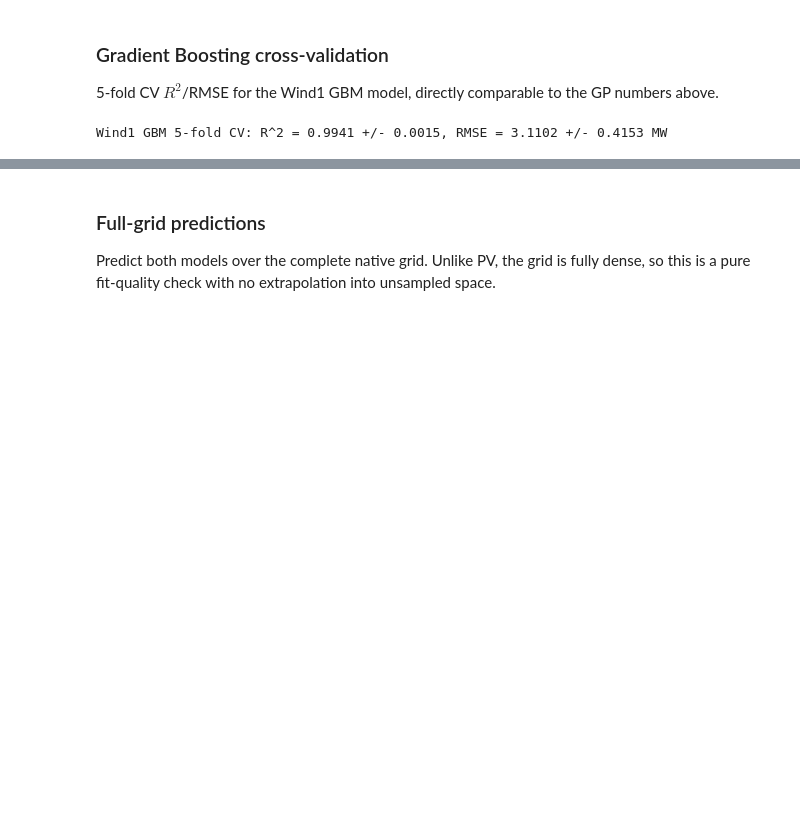
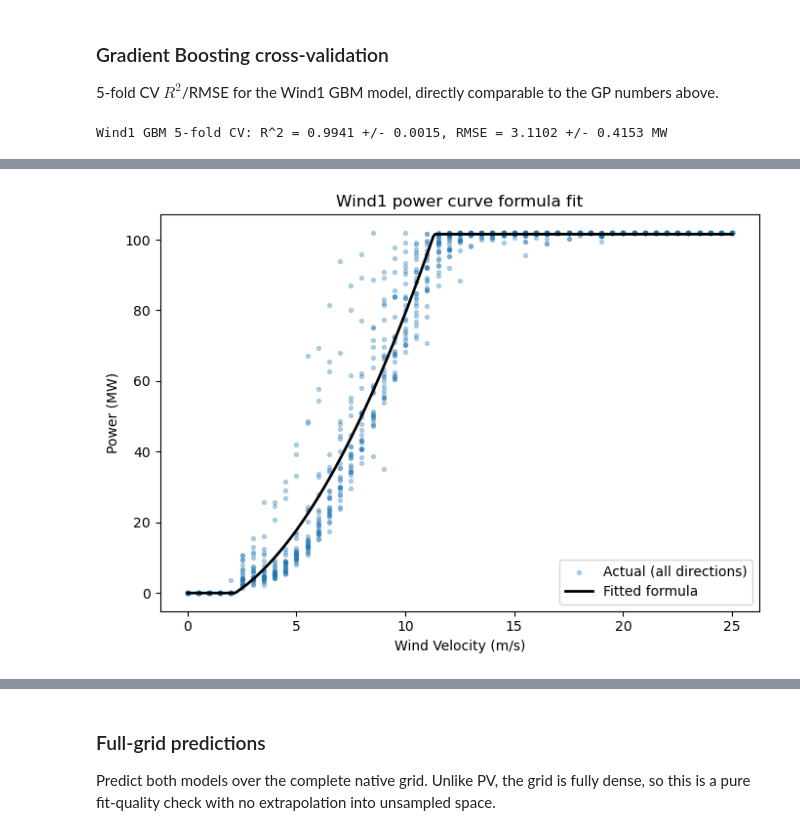
Before and after one commit to ErickChauke/power-curve-modeling-pv-wind, a Jupyter notebook: notebook.ipynb, the cells around one changed output, grey strips where cells are left out. Drawn from its saved outputs; the diff is of its cells as text; code cells hidden in the pictures; blank space fills up the shorter version.

Commit message:
Add simple one-formula-per-plant notebook and wind power curve model

```diff
--- a/notebook.ipynb
+++ b/notebook.ipynb
@@ -1253,0 +1331,14 @@ Wind1 GBM 5-fold CV: R^2 = 0.9941 +/- 0.0015, RMSE = 3.1102 +/- 0.4153 MW
+# %%
+fig, ax = plt.subplots(figsize=(7, 5))
+ax.scatter(wind1_df["wind_velocity"], wind1_df["power"], s=8, alpha=0.3, label="Actual (all directions)")
+v_line = np.linspace(0, grids["Wind1"]["y_axis"].max(), 300)
+ax.plot(v_line, wind_power_curve(v_line, *wind1_curve_model.params_), color="black", linewidth=2, label="Fitted formula")
+ax.set_xlabel("Wind Velocity (m/s)")
+ax.set_ylabel("Power (MW)")
+ax.set_title("Wind1 power curve formula fit")
+ax.legend()
+fig.tight_layout()
+fig.savefig("outputs/wind1_power_curve_fit.png", dpi=150)
+plt.show()
+# %% [output]
+[figure, added]
```
Also changed, not shown: parts of 20 cells of this notebook, 24 other files.
